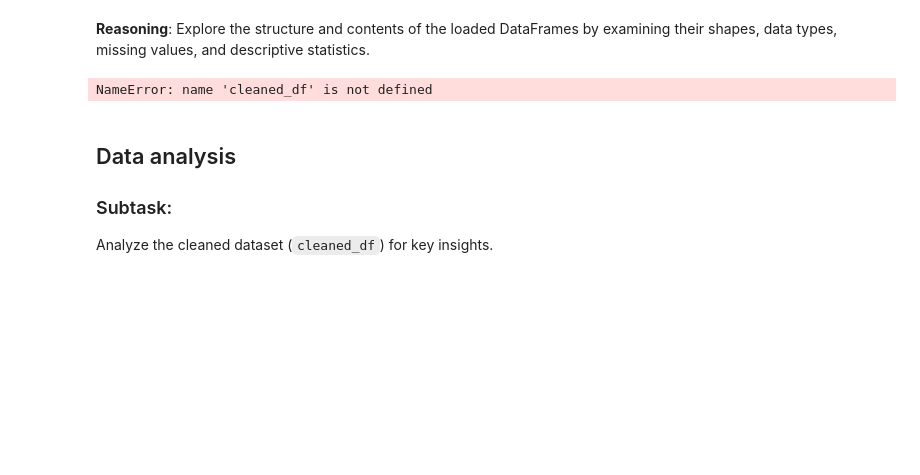
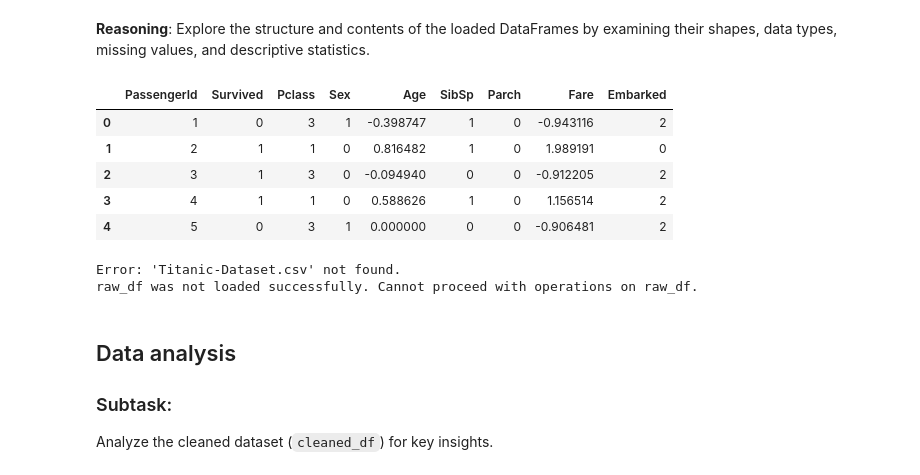
Before and after one commit to sravani12-ui/Task1, a Jupyter notebook: Data_cleaning_&_preprocessing_is_completed.ipynb, the cells around one changed output. Drawn from its saved outputs; the diff is of its cells as text; code cells hidden in the pictures; blank space fills up the shorter version.

```diff
--- a/Data_cleaning_&_preprocessing_is_completed.ipynb
+++ b/Data_cleaning_&_preprocessing_is_completed.ipynb
@@ -49,24 +38,52 @@ Explore the structure and contents of the loaded DataFrames.
 # %% [markdown]
 **Reasoning**:
 Explore the structure and contents of the loaded DataFrames by examining their shapes, data types, missing values, and descriptive statistics.
-# %%
-# Display the shape of the DataFrames
-print("Shape of cleaned_df:", cleaned_df.shape)
-print("Shape of raw_df:", raw_df.shape)
-
-# Display the data types of the columns
-print("\nData types of cleaned_df:\n", cleaned_df.dtypes)
-print("\nData types of raw_df:\n", raw_df.dtypes)
-
-# Check for missing values
-print("\nMissing values in cleaned_df:\n", cleaned_df.isnull().sum())
-print("\nMissing values in raw_df:\n", raw_df.isnull().sum())
-
-# Calculate descriptive statistics for numerical features
-print("\nDescriptive statistics of cleaned_df:\n", cleaned_df.describe())
-print("\nDescriptive statistics of raw_df:\n", raw_df.describe())
-# %% [output]
-NameError: name 'cleaned_df' is not defined
+# %%
+import pandas as pd
+from IPython.display import display
+
+try:
+    cleaned_df = pd.read_csv('cleaned_titanic_data.csv')
+    display(cleaned_df.head())
+except FileNotFoundError:
+    print("Error: 'cleaned_titanic_data.csv' not found.")
+    cleaned_df = None # Assign None or handle the error appropriately
+except pd.errors.ParserError:
+    print("Error: Could not parse 'cleaned_titanic_data.csv'. Check file format.")
+    cleaned_df = None
+except Exception as e:
+    print(f"An unexpected error occurred while reading 'cleaned_titanic_data.csv': {e}")
+    cleaned_df = None
+
+
+try:
+    raw_df = pd.read_csv('Titanic-Dataset.csv')
+    display(raw_df.head())
+except FileNotFoundError:
+    print("Error: 'Titanic-Dataset.csv' not found.")
+    raw_df = None # Assign None or handle the error appropriately
+except pd.errors.ParserError:
+    print("Error: Could not parse 'Titanic-Dataset.csv'. Check file format.")
+    raw_df = None
+except Exception as e:
+    print(f"An unexpected error occurred while reading 'Titanic-Dataset.csv': {e}")
+    raw_df = None
+
+# Add checks before using the dataframes in the next cell
+if cleaned_df is None:
+    print("cleaned_df was not loaded successfully. Cannot proceed with operations on cleaned_df.")
+
+if raw_df is None:
+    print("raw_df was not loaded successfully. Cannot proceed with operations on raw_df.")
+# %% [output]
+|  | PassengerId | Survived | Pclass | Sex | Age | SibSp | Parch | Fare | Embarked |
+| 0 | 1 | 0 | 3 | 1 | -0.398747 | 1 | 0 | -0.943116 | 2 |
+| 1 | 2 | 1 | 1 | 0 | 0.816482 | 1 | 0 | 1.989191 | 0 |
+| 2 | 3 | 1 | 3 | 0 | -0.094940 | 0 | 0 | -0.912205 | 2 |
+| 3 | 4 | 1 | 1 | 0 | 0.588626 | 1 | 0 | 1.156514 | 2 |
+| 4 | 5 | 0 | 3 | 1 | 0.000000 | 0 | 0 | -0.906481 | 2 |
+Error: 'Titanic-Dataset.csv' not found.
+raw_df was not loaded successfully. Cannot proceed with operations on raw_df.
 # %% [markdown]
 ## Data analysis
 
```
Also changed, not shown: parts of 7 cells of this notebook.
